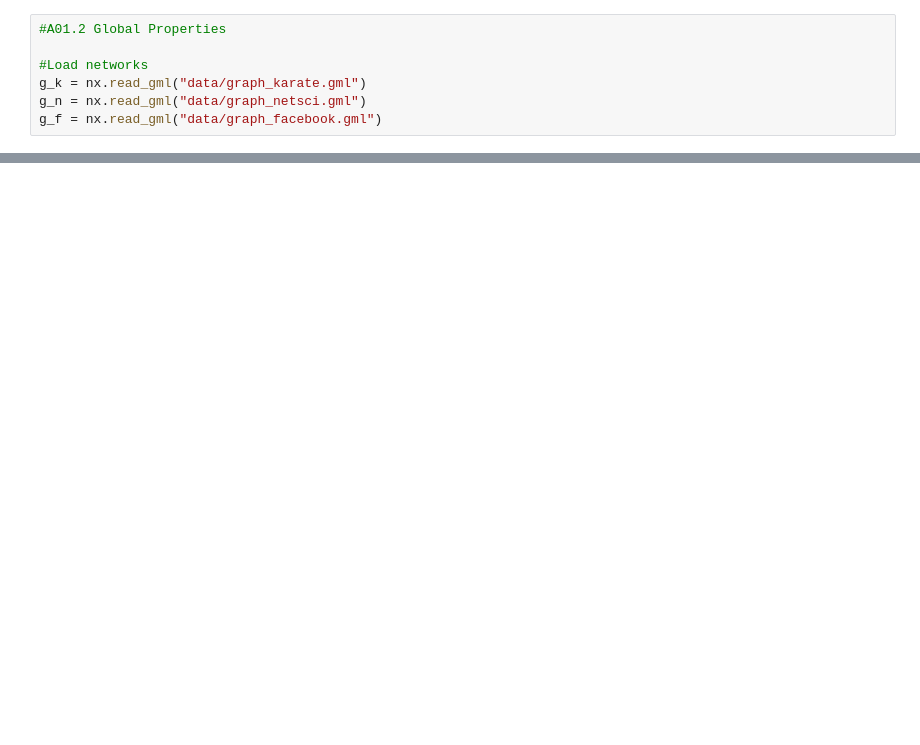
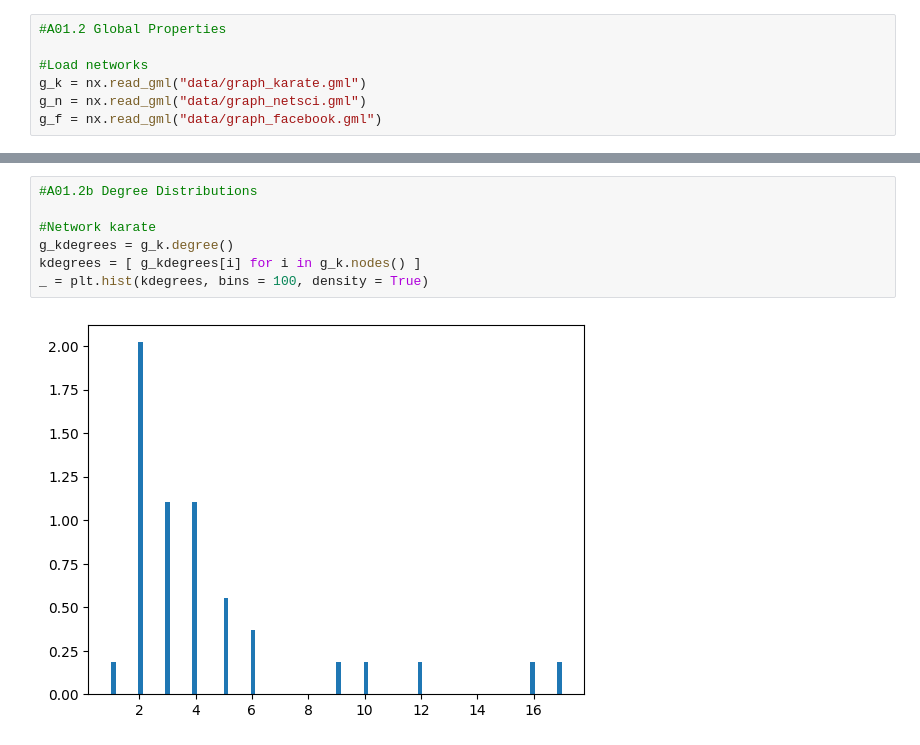
Before and after one commit to huyim/Netsci, a Jupyter notebook: Assi1/Hu_Yiming_EX1.ipynb, the cells around one changed output, grey strips where cells are left out. Saved outputs shown, nothing was run; the diff lists cells and outputs as text; blank space fills up the shorter version.

```diff
--- a/Assi1/Hu_Yiming_EX1.ipynb
+++ b/Assi1/Hu_Yiming_EX1.ipynb
@@ -47,0 +103,9 @@ g_fdegrees = g_f.degree()
+# %%
+#A01.2b Degree Distributions
+
+#Network karate
+g_kdegrees = g_k.degree()
+kdegrees = [ g_kdegrees[i] for i in g_k.nodes() ]
+_ = plt.hist(kdegrees, bins = 100, density = True)
+# %% [output]
+[figure, added]
```
Also changed, not shown: parts of 9 cells of this notebook, 1 other file.
